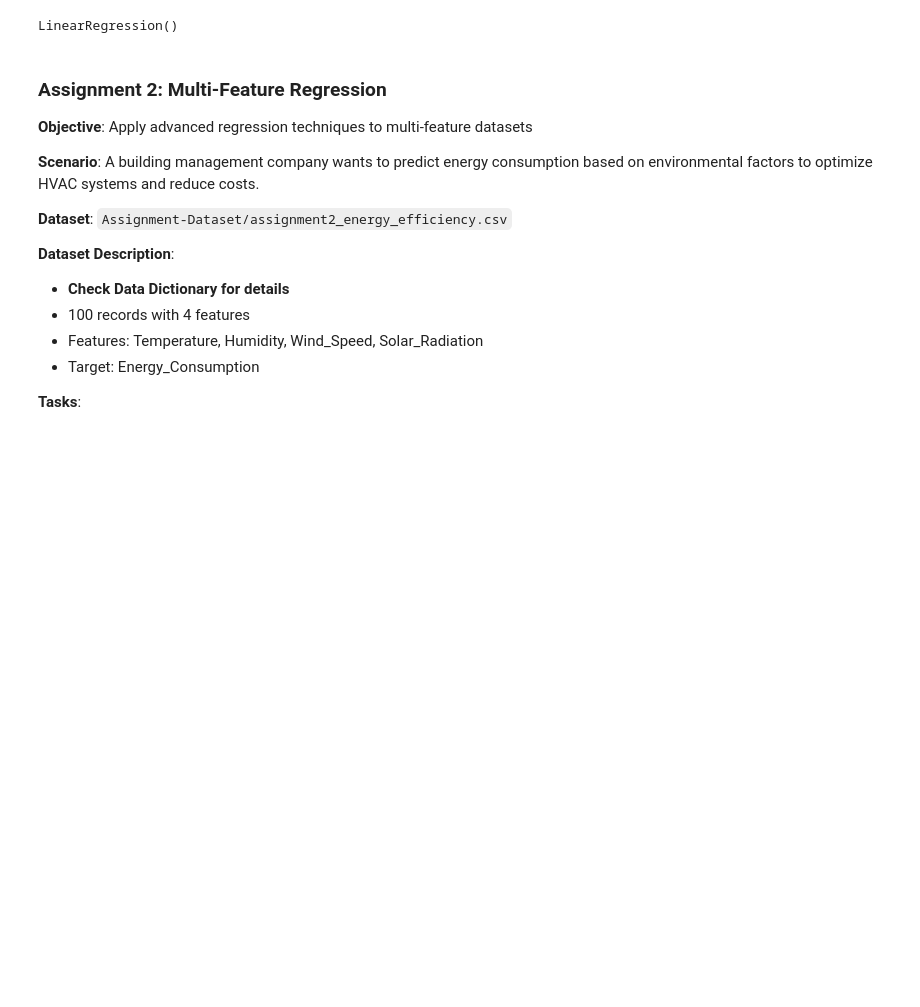
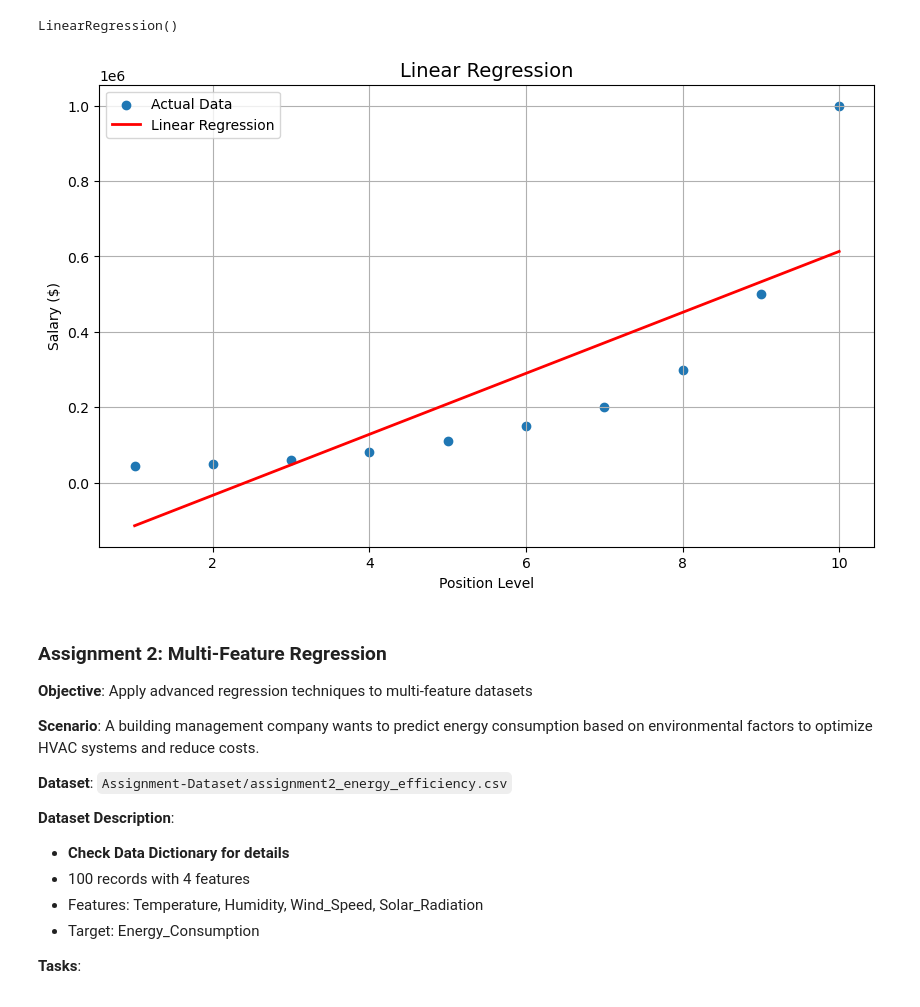
Before and after one commit to Ezerioha-ifeanyi/Week-15-Take-Home, a Jupyter notebook: Take Home.ipynb, the cells around one changed output. Cells and saved outputs as stored; diff of their text form; code cells hidden in the pictures; blank space fills up the shorter version.

Commit message:
visualize the linear regression result

```diff
--- a/Take Home.ipynb
+++ b/Take Home.ipynb
@@ -630,6 +630,20 @@ salary_lin_reg = LinearRegression()
 salary_lin_reg.fit(salary_X, salary_Y)
 # %% [output]
 LinearRegression()
+# %%
+# Visualize the linear regression result
+plt.figure(figsize=(10, 6))
+plt.scatter(salary_X, salary_Y, label='Actual Data')
+plt.plot(salary_X, salary_lin_reg.predict(salary_X), color='red', linewidth=2, label='Linear Regression')
+
+plt.title('Linear Regression', fontsize=14)
+plt.xlabel('Position Level')
+plt.ylabel('Salary ($)')
+plt.legend()
+plt.grid(True)
+plt.show()
+# %% [output]
+[figure, added]
 # %% [markdown]
 ### Assignment 2: Multi-Feature Regression
 **Objective**: Apply advanced regression techniques to multi-feature datasets
```
